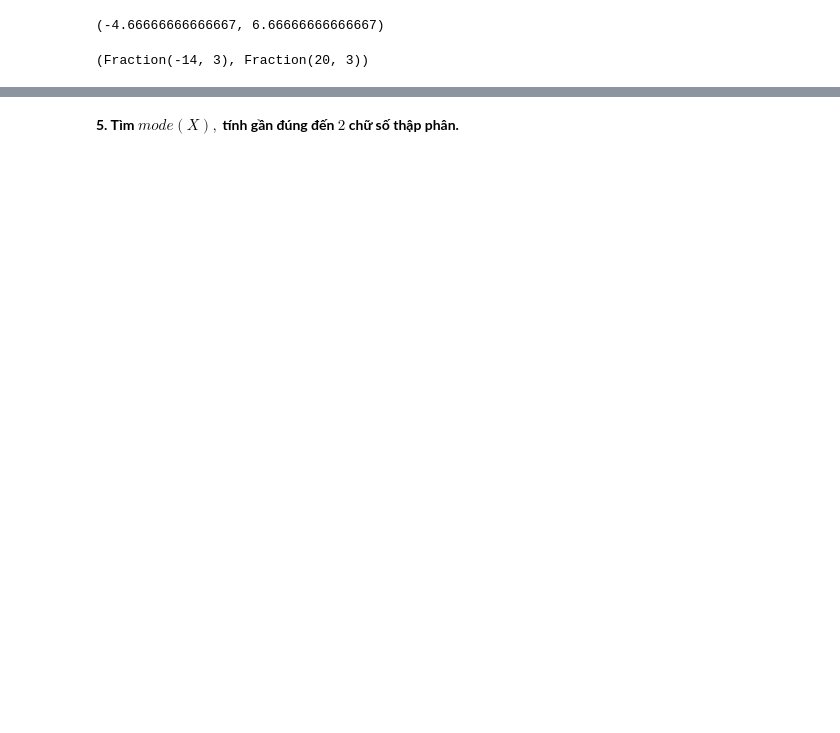
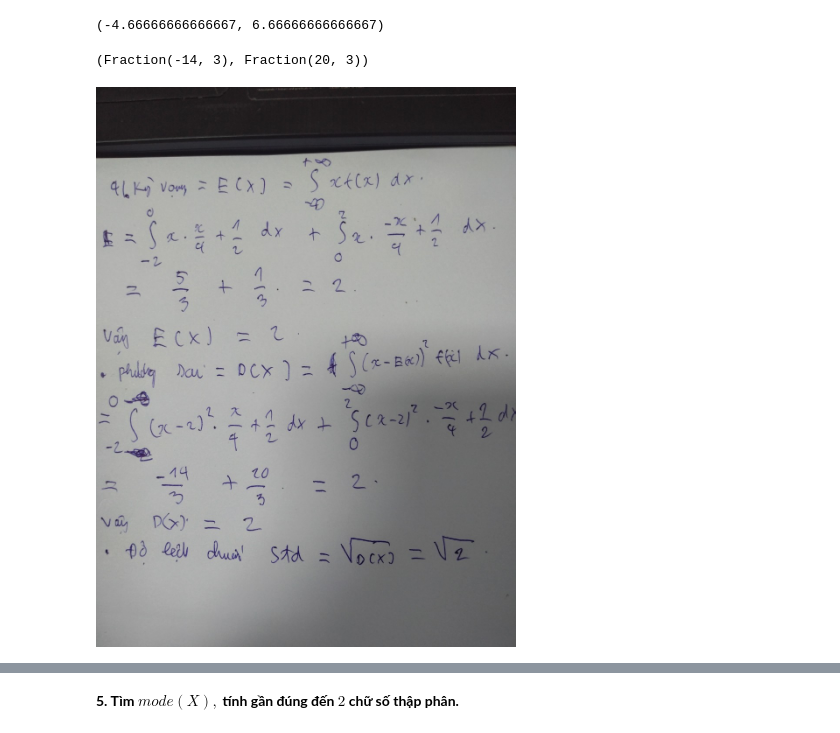
Before and after one commit to Bagumeow/probability_DS, a Jupyter notebook: lab3 - XS.ipynb, the cells around one changed output, grey strips where cells are left out. Drawn from its saved outputs; the diff is of its cells as text; code cells hidden in the pictures; blank space fills up the shorter version.

```diff
--- a/lab3 - XS.ipynb
+++ b/lab3 - XS.ipynb
@@ -176,4 +207,6 @@ Fraction(str(x1)).limit_denominator(),Fraction(str(x2)).limit_denominator()
 # %% [output]
 (Fraction(-14, 3), Fraction(20, 3))
 # %%
-#import hinh`
+Image(filename='image lab3/cau4_vd2.jpg')
+# %% [output]
+[figure, added]
```
Also changed, not shown: parts of 14 cells of this notebook, 5 other files.
